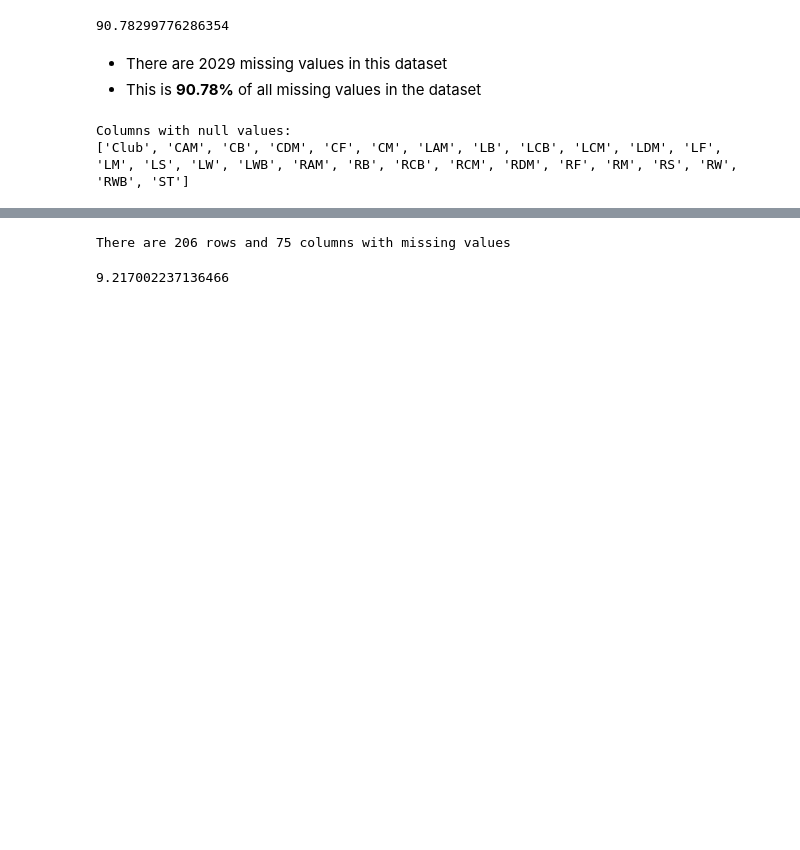
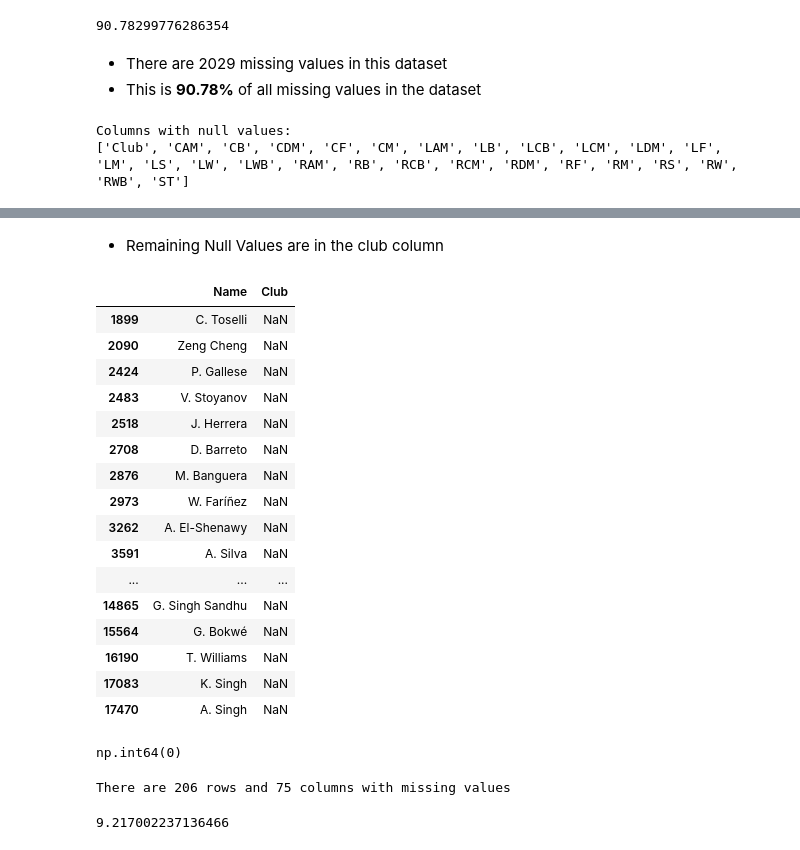
Before and after one commit to davidmasai/C-Users-User-Desktop-Football_Recruitment_-project, a Jupyter notebook: Phase_Project_Notebook (6).ipynb, the cells around one changed output, grey strips where cells are left out. Cells and saved outputs as stored; diff of their text form; code cells hidden in the pictures; blank space fills up the shorter version.

```diff
--- a/Phase_Project_Notebook (6).ipynb
+++ b/Phase_Project_Notebook (6).ipynb
@@ -756,3 +785,35 @@ Columns with null values:
+# %% [markdown]
+- Remaining Null Values are in the club column
+# %%
+# Subset rows where 'Club' has null values and display 'Name' and 'Club' columns
+missing_gk_nulls = missing_gk[missing_gk['Club'].isnull()][['Name', 'Club']]
+missing_gk_nulls
+# %% [output]
+|  | Name | Club |
+| 1899 | C. Toselli | NaN |
+| 2090 | Zeng Cheng | NaN |
+| 2424 | P. Gallese | NaN |
+| 2483 | V. Stoyanov | NaN |
+| 2518 | J. Herrera | NaN |
+| 2708 | D. Barreto | NaN |
+| 2876 | M. Banguera | NaN |
+| 2973 | W. Faríñez | NaN |
+| 3262 | A. El-Shenawy | NaN |
+| 3591 | A. Silva | NaN |
+| ... | ... | ... |
+| 14865 | G. Singh Sandhu | NaN |
+| 15564 | G. Bokwé | NaN |
+| 16190 | T. Williams | NaN |
+| 17083 | K. Singh | NaN |
+| 17470 | A. Singh | NaN |
+# %%
+#imputing eith unknown
+goalkeepers = goalkeepers.copy()
+goalkeepers['Club'] = goalkeepers['Club'].fillna('Unknown')
+#checking
+goalkeepers.Club.isna().sum()
+# %% [output]
+np.int64(0)
 # %%
 #checking null values in outfield dataset
 #subsetting to check nature of missing values
```
Also changed, not shown: parts of 22 cells of this notebook.
